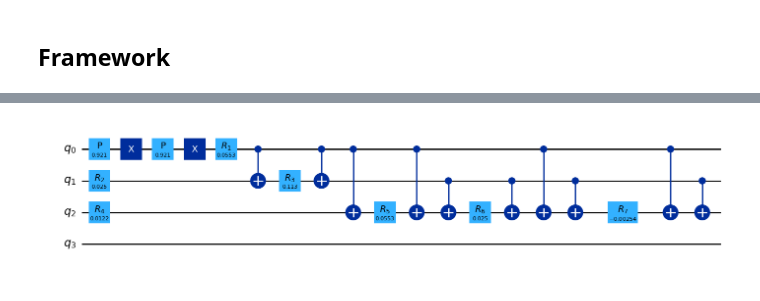
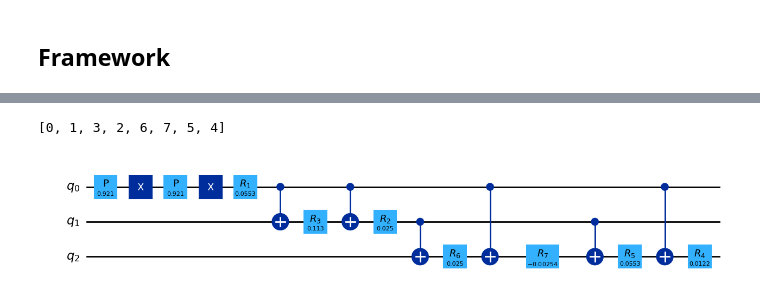
Before and after one commit to ugo-nzongani/Adjustable-depth-quantum-circuit-for-diagonal-unitary-and-QSP, a Jupyter notebook: zylberman_nzongani.ipynb, the cells around one changed output, grey strips where cells are left out. Drawn from its saved outputs; the diff is of its cells as text; code cells hidden in the pictures.

```diff
--- a/zylberman_nzongani.ipynb
+++ b/zylberman_nzongani.ipynb
@@ -376,14 +376,3 @@ def eigenvalue():
 ### Approximation
 # %% [markdown]
 ## Framework
-# %%
-def walsh_informations(list_operator_to_implement,f):
-    walsh_dict = {}
-    N = len(list_operator_to_implement)
-    for i in range(N):
-        walsh_dict[list_operator_to_implement[i]] = walsh_coeff(list_operator_to_implement[i],f,N)
-    return walsh_dict
-
-list_operator_to_implement = [0,1,2,3,4,5,6,7]
-walsh_info = walsh_informations(list_operator_to_implement,f)
-walsh_info[2], list(walsh_info.keys())
@@ -394,65 +416,66 @@ def walsh_circuit(n,f,walsh_info,gray_code=True):
     q = QuantumRegister(n,name='q')
     qc = QuantumCircuit(q)
     walsh_operators_list = []
-    if gray_code:
-        order_list = generate_gray_code(n)
-    else:
-        order_list = list(walsh_info.keys())
+    order_list = list(walsh_info.keys())
+    print(order_list)
     for order in order_list:
         if gray_code:
-            walsh_operators_list.append(walsh_operator(n,order,walsh_coeffs,cnots=False))
+            walsh_operators_list.append(walsh_operator(n,order,walsh_info[order],cnots=False))
         else:
             walsh_operators_list.append(walsh_operator(n,order,walsh_info[order]))
     for index,operator in enumerate(walsh_operators_list):
         if gray_code:
             # avoid putting the useless cnots
             rotation_index = first_one_bit(int_to_binary(order_list[index],n,reverse=False))
             if index == 0:
-                qc.append(operator,qc.qubits)
-            elif index == 1:
                 cnots_index = other_one_bits(int_to_binary(order_list[index],n,reverse=False))
                 for j in cnots_index:
                     qc.cx(q[j],q[rotation_index])
                 qc.append(operator,qc.qubits)
-            elif index > 1:
+            elif index > 0:
+                # probleme dans cette partie
+                '''
                 current_bit_string = int_to_binary(order_list[index],n,reverse=True)
                 previous_bit_string = int_to_binary(order_list[index-1],n,reverse=True)
                 #print('current:',current_bit_string,'previous:',previous_bit_string)
-                if changing_index(current_bit_string,previous_bit_string) != first_one_bit(current_bit_string[::-1]):
-                    #print('Changing index:',changing_index(b1,b2),' First one bit:',first_one_bit(b2))
-                    cnot_index = changing_index(current_bit_string,previous_bit_string)
+                if previous_bit_string != '0'*n:
+                    if changing_index(current_bit_string,previous_bit_string) != first_one_bit(current_bit_string[::-1]):
+                        #print('Changing index:',changing_index(b1,b2),' First one bit:',first_one_bit(b2))
+                        cnot_index = changing_index(current_bit_string,previous_bit_string)
+                    else:
+                        #print('here')
+                        cnot_index = changing_index(current_bit_string,previous_bit_string)-1
+                    qc.cx(q[cnot_index],q[rotation_index])
+                qc.append(operator,qc.qubits)
+                '''
+                previous_cnots_index = other_one_bits(int_to_binary(order_list[index-1],n,reverse=False))
+                current_cnots_index = other_one_bits(int_to_binary(order_list[index],n,reverse=False))
+                if len(previous_cnots_index) > len(current_cnots_index):
+                    cnots_index = list(set(previous_cnots_index)-set(current_cnots_index))
                 else:
-                    #print('here')
-                    cnot_index = changing_index(current_bit_string,previous_bit_string)-1
-                qc.cx(q[cnot_index],q[rotation_index])
+                    cnots_index = list(set(current_cnots_index)-set(previous_cnots_index))
+                for j in cnots_index:
+                    qc.cx(q[j],q[rotation_index])
                 qc.append(operator,qc.qubits)
             if index == len(walsh_operators_list)-1:
-                '''
-                if only_one(int_to_binary(order_list[index],n,reverse=False)):
-                    rotation_index = first_one_bit(int_to_binary(order_list[index-1],n,reverse=False))
-                    cnots_index = other_one_bits(int_to_binary(order_list[index-1],n,reverse=False))
-                else:
-                    rotation_index = first_one_bit(int_to_binary(order_list[index],n,reverse=False))
-                    cnots_index = other_one_bits(int_to_binary(order_list[index],n,reverse=False))
-                for j in cnots_index:
-                        qc.cx(q[j],q[rotation_index])
-                '''
-                rotation_index = first_one_bit(int_to_binary(order_list[index],n,reverse=False))
                 cnots_index = other_one_bits(int_to_binary(order_list[index],n,reverse=False))
                 for j in cnots_index:
-                        qc.cx(q[j],q[rotation_index])
+                    qc.cx(q[j],q[rotation_index])
         else:
             qc.append(operator,qc.qubits)
     return qc
 
 def f(x):
     return np.exp(-(x-1/2)**2)
 
-n = 4
+n = 3
 list_operator_to_implement = [0,1,2,3,4,5,6,7]
-walsh_info = walsh_informations(list_operator_to_implement,f)
+gray_code = True
+walsh_info = walsh_informations(n,list_operator_to_implement,f,gray_code=gray_code)
+#print(walsh_info)
 #qc = walsh_operator(n,7,walsh_coeffs,cnots=True)
-qc = walsh_circuit(n,f,walsh_info,gray_code=False)
+qc = walsh_circuit(n,f,walsh_info,gray_code=gray_code)
 qc.decompose(reps=1).draw('mpl',style='iqx')
 # %% [output]
+[0, 1, 3, 2, 6, 7, 5, 4]
-[figure, old version]
+[figure, new version]
```
Also changed, not shown: parts of 15 cells of this notebook.
